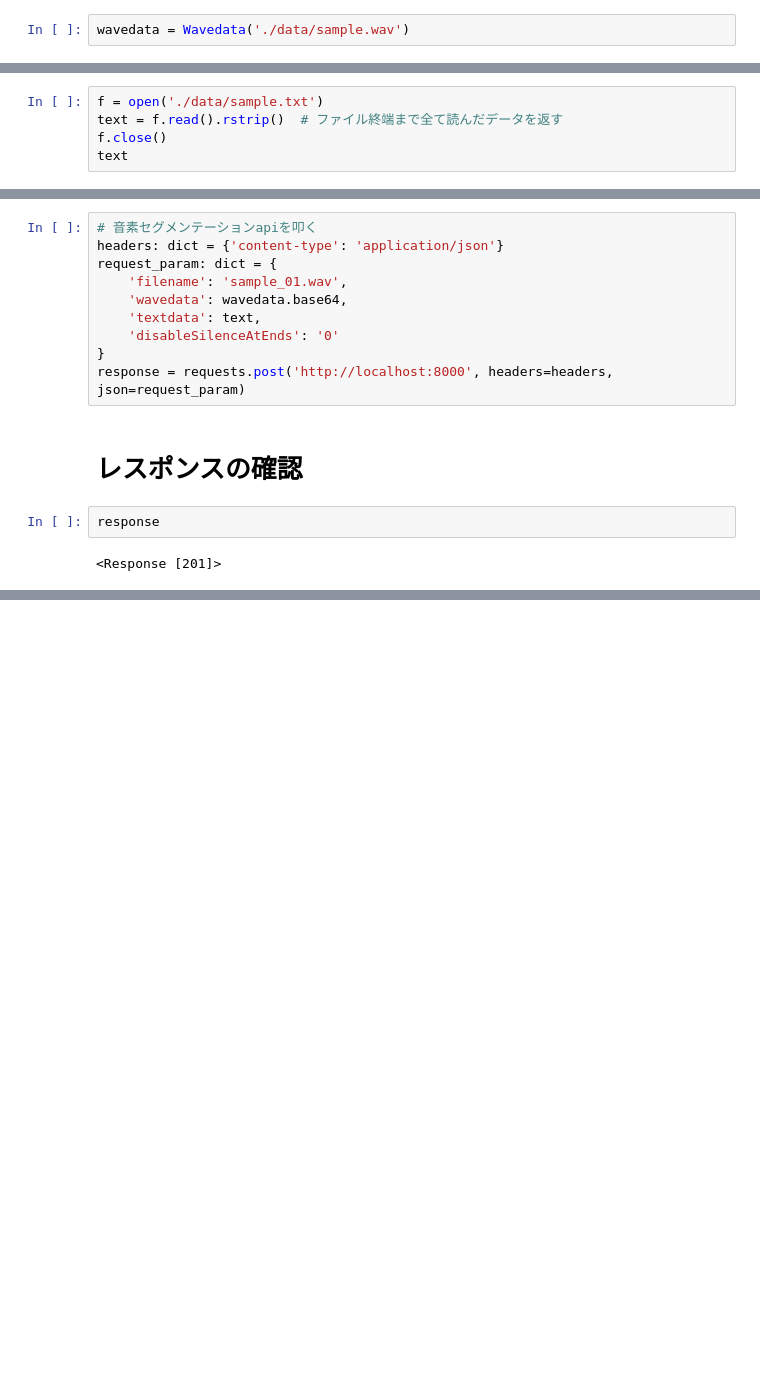
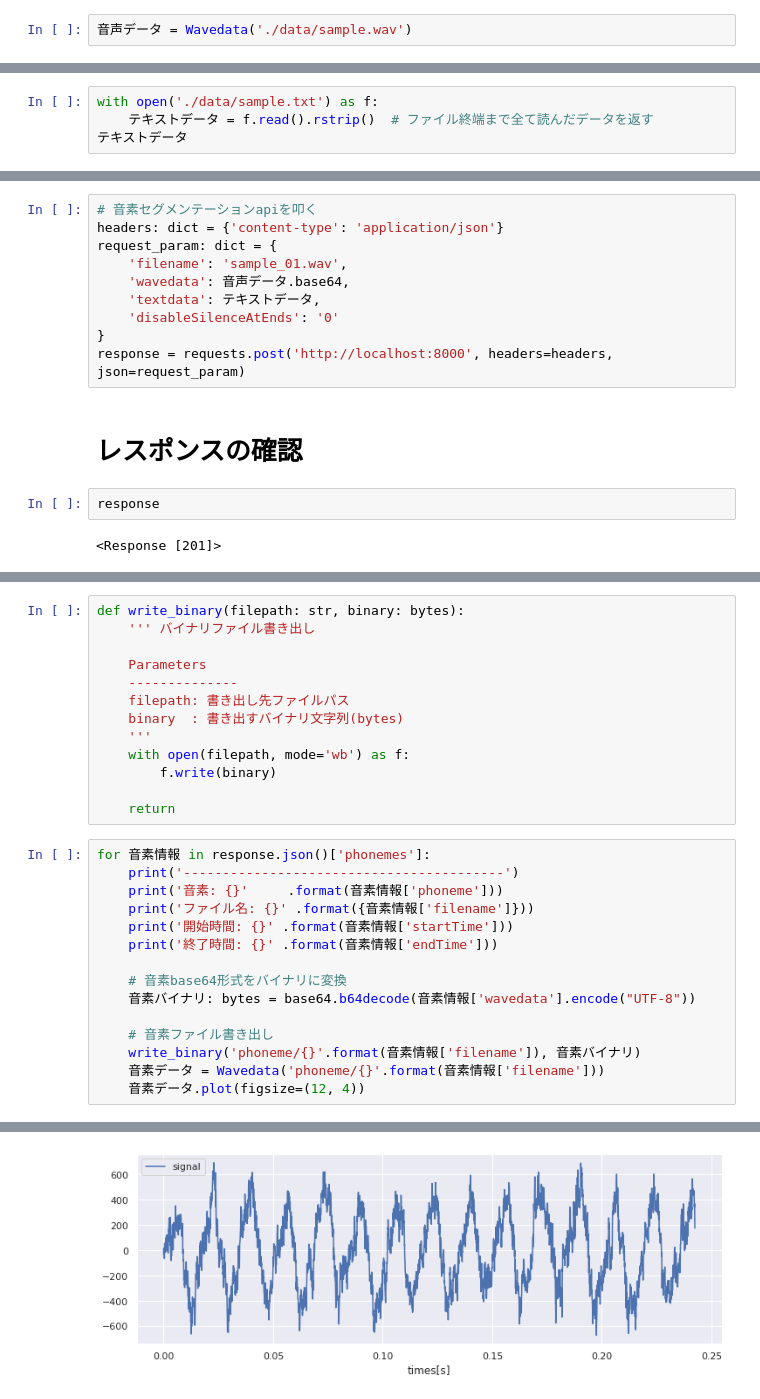
Before and after one commit to KaijiS/phoneme_segmentation, a Jupyter notebook: app/sample/sample.ipynb, the cells around one changed output, grey strips where cells are left out. Saved outputs shown, nothing was run; the diff lists cells and outputs as text; blank space fills up the shorter version.

```diff
--- a/app/sample/sample.ipynb
+++ b/app/sample/sample.ipynb
@@ -67,5 +66,5 @@ class Wavedata:
         df.plot( ax=ax)
         plt.show()
 # %%
-wavedata = Wavedata('./data/sample.wav')
+音声データ = Wavedata('./data/sample.wav')
 # %%
@@ -96,10 +95,9 @@ wavedata.plot()
 # %% [markdown]
 ## テキストデータ
 # %%
-f = open('./data/sample.txt')
-text = f.read().rstrip()  # ファイル終端まで全て読んだデータを返す
-f.close()
-text
+with open('./data/sample.txt') as f:
+    テキストデータ = f.read().rstrip()  # ファイル終端まで全て読んだデータを返す
+テキストデータ
 # %% [output]
 'きょーわいいてんきだ'
 # %% [markdown]
@@ -122,8 +107,8 @@ response.json()
 headers: dict = {'content-type': 'application/json'}
 request_param: dict = {
     'filename': 'sample_01.wav',
-    'wavedata': wavedata.base64,
-    'textdata': text,
+    'wavedata': 音声データ.base64,
+    'textdata': テキストデータ,
     'disableSilenceAtEnds': '0'
 }
 response = requests.post('http://localhost:8000', headers=headers, json=request_param)
@@ -192,0 +143,29 @@ f'.tmp_{now.strftime("%Y%m%d%H%M%S")}'
+# %%
+def write_binary(filepath: str, binary: bytes):
+    ''' バイナリファイル書き出し
+
+    Parameters
+    --------------
+    filepath: 書き出し先ファイルパス
+    binary  : 書き出すバイナリ文字列(bytes)
+    '''
+    with open(filepath, mode='wb') as f:
+        f.write(binary)
+
+    return
+# %%
+for 音素情報 in response.json()['phonemes']:
+    print('-----------------------------------------')
+    print('音素: {}'     .format(音素情報['phoneme']))
+    print('ファイル名: {}' .format({音素情報['filename']}))
+    print('開始時間: {}' .format(音素情報['startTime']))
+    print('終了時間: {}' .format(音素情報['endTime']))
+
+    # 音素base64形式をバイナリに変換
+    音素バイナリ: bytes = base64.b64decode(音素情報['wavedata'].encode("UTF-8"))
+
+    # 音素ファイル書き出し
+    write_binary('phoneme/{}'.format(音素情報['filename']), 音素バイナリ)
+    音素データ = Wavedata('phoneme/{}'.format(音素情報['filename']))
+    音素データ.plot(figsize=(12, 4))
+# %% [output]
@@ -192,0 +177 @@ f'.tmp_{now.strftime("%Y%m%d%H%M%S")}'
+[figure, added]
```
Also changed, not shown: parts of 28 cells of this notebook, 31 other files.
